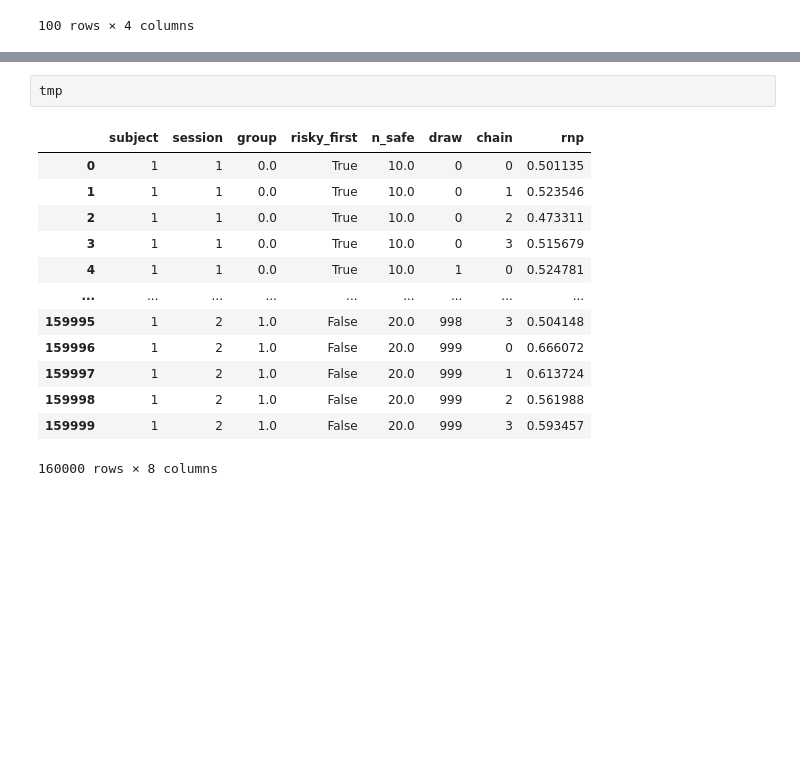
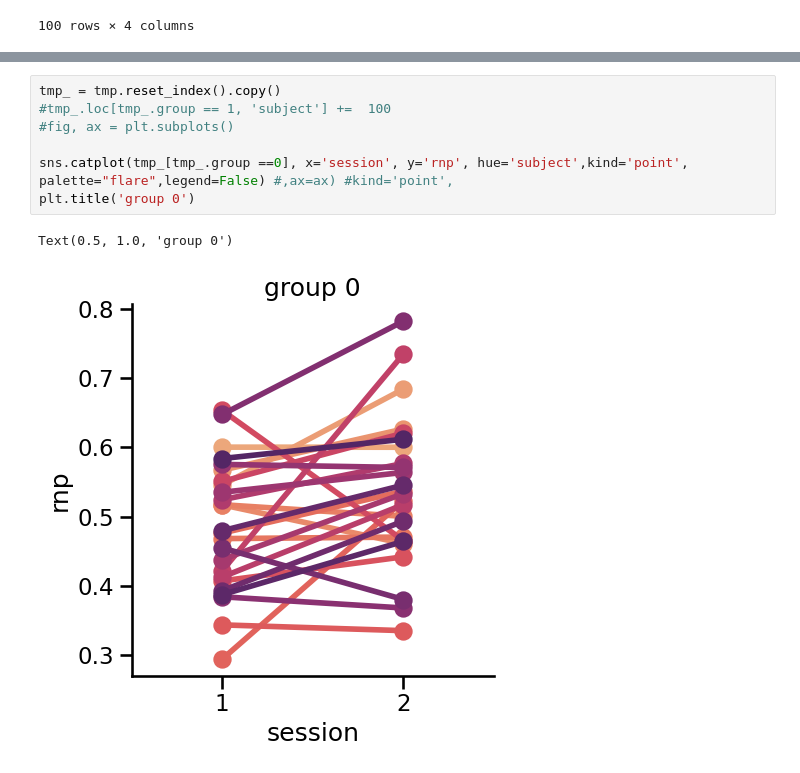
Before and after one commit to Gilles86/stress_risk, a Jupyter notebook: stress_risk/behavior/probit-mode_fit&postPlot.ipynb, the cells around one changed output, grey strips where cells are left out. Saved outputs shown, nothing was run; the diff lists cells and outputs as text; blank space fills up the shorter version.

```diff
--- a/stress_risk/behavior/probit-mode_fit&postPlot.ipynb
+++ b/stress_risk/behavior/probit-mode_fit&postPlot.ipynb
@@ -318,16 +320,10 @@ sns.catplot(tmp.reset_index(), x='session', y='rnp', hue='group', dodge=True)
-# %%
-tmp
-# %% [output]
-|  | subject | session | group | risky_first | n_safe | draw | chain | rnp |
-| 0 | 1 | 1 | 0.0 | True | 10.0 | 0 | 0 | 0.501135 |
-| 1 | 1 | 1 | 0.0 | True | 10.0 | 0 | 1 | 0.523546 |
-| 2 | 1 | 1 | 0.0 | True | 10.0 | 0 | 2 | 0.473311 |
-| 3 | 1 | 1 | 0.0 | True | 10.0 | 0 | 3 | 0.515679 |
-| 4 | 1 | 1 | 0.0 | True | 10.0 | 1 | 0 | 0.524781 |
-| ... | ... | ... | ... | ... | ... | ... | ... | ... |
-| 159995 | 1 | 2 | 1.0 | False | 20.0 | 998 | 3 | 0.504148 |
-| 159996 | 1 | 2 | 1.0 | False | 20.0 | 999 | 0 | 0.666072 |
-| 159997 | 1 | 2 | 1.0 | False | 20.0 | 999 | 1 | 0.613724 |
-| 159998 | 1 | 2 | 1.0 | False | 20.0 | 999 | 2 | 0.561988 |
-| 159999 | 1 | 2 | 1.0 | False | 20.0 | 999 | 3 | 0.593457 |
-160000 rows × 8 columns
+# %%
+tmp_ = tmp.reset_index().copy()
+#tmp_.loc[tmp_.group == 1, 'subject'] +=  100
+#fig, ax = plt.subplots()
+
+sns.catplot(tmp_[tmp_.group ==0], x='session', y='rnp', hue='subject',kind='point', palette="flare",legend=False) #,ax=ax) #kind='point',
+plt.title('group 0')
+# %% [output]
+Text(0.5, 1.0, 'group 0')
+[figure, added]
```
Also changed, not shown: parts of 3 cells of this notebook, 7 other files.
